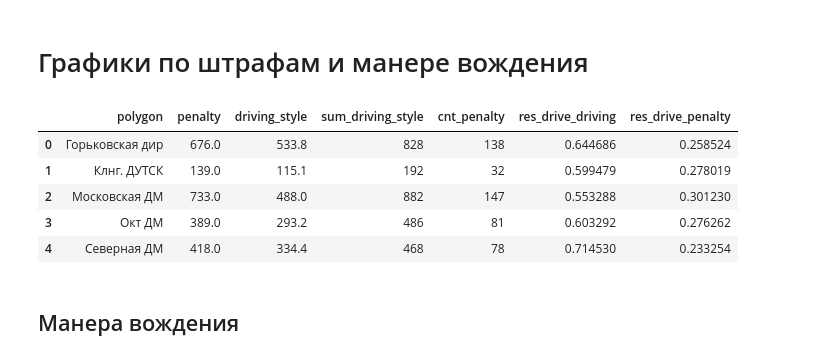
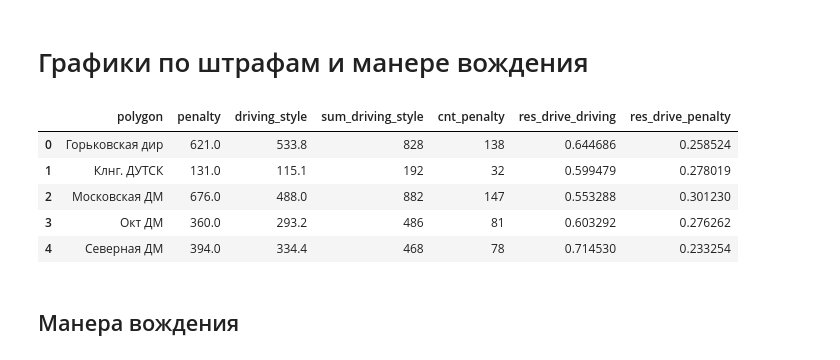
Before and after one commit to EgorAndrik/CP-Dashboards, a Jupyter notebook: models/graphs.ipynb, the cells around one changed output. Cells and saved outputs as stored; diff of their text form; code cells hidden in the pictures.

```diff
--- a/models/graphs.ipynb
+++ b/models/graphs.ipynb
@@ -64,20 +42,20 @@ Name: penalty, Length: 4401, dtype: float64
 # %% [markdown]
 # Графики по штрафам и манере вождения
 # %%
-mileage_polygons = df[~df.polygon.isna()].groupby('polygon')[['penalty', 'driving_style']].sum()
-mileage_polygons['sum_driving_style'] = df[~df.polygon.isna()].groupby('polygon')[['penalty']].count()['penalty'].values * 6
-mileage_polygons['cnt_penalty'] = df[~df.polygon.isna()].groupby('polygon')[['penalty']].count()['penalty'].values
+mileage_polygons = df[df.leader == True].groupby('polygon')[['penalty', 'driving_style']].sum()
+mileage_polygons['sum_driving_style'] = df[df.leader == True].groupby('polygon')[['penalty']].count()['penalty'].values * 6
+mileage_polygons['cnt_penalty'] = df[df.leader == True].groupby('polygon')[['penalty']].count()['penalty'].values
 mileage_polygons['res_drive_driving'] =  mileage_polygons['driving_style'] / mileage_polygons['sum_driving_style']
 mileage_polygons['res_drive_penalty'] =  mileage_polygons['cnt_penalty'] / mileage_polygons['driving_style']
 mileage_polygons = mileage_polygons.reset_index()
 mileage_polygons
 # %% [output]
 |  | polygon | penalty | driving_style | sum_driving_style | cnt_penalty | res_drive_driving | res_drive_penalty |
-| 0 | Горьковская дир | 676.0 | 533.8 | 828 | 138 | 0.644686 | 0.258524 |
-| 1 | Клнг. ДУТСК | 139.0 | 115.1 | 192 | 32 | 0.599479 | 0.278019 |
-| 2 | Московская ДМ | 733.0 | 488.0 | 882 | 147 | 0.553288 | 0.301230 |
-| 3 | Окт ДМ | 389.0 | 293.2 | 486 | 81 | 0.603292 | 0.276262 |
-| 4 | Северная ДМ | 418.0 | 334.4 | 468 | 78 | 0.714530 | 0.233254 |
+| 0 | Горьковская дир | 621.0 | 533.8 | 828 | 138 | 0.644686 | 0.258524 |
+| 1 | Клнг. ДУТСК | 131.0 | 115.1 | 192 | 32 | 0.599479 | 0.278019 |
+| 2 | Московская ДМ | 676.0 | 488.0 | 882 | 147 | 0.553288 | 0.301230 |
+| 3 | Окт ДМ | 360.0 | 293.2 | 486 | 81 | 0.603292 | 0.276262 |
+| 4 | Северная ДМ | 394.0 | 334.4 | 468 | 78 | 0.714530 | 0.233254 |
 # %% [markdown]
 ## Манера вождения
 # %%
```
Also changed, not shown: parts of 6 cells of this notebook, 4 other files.
